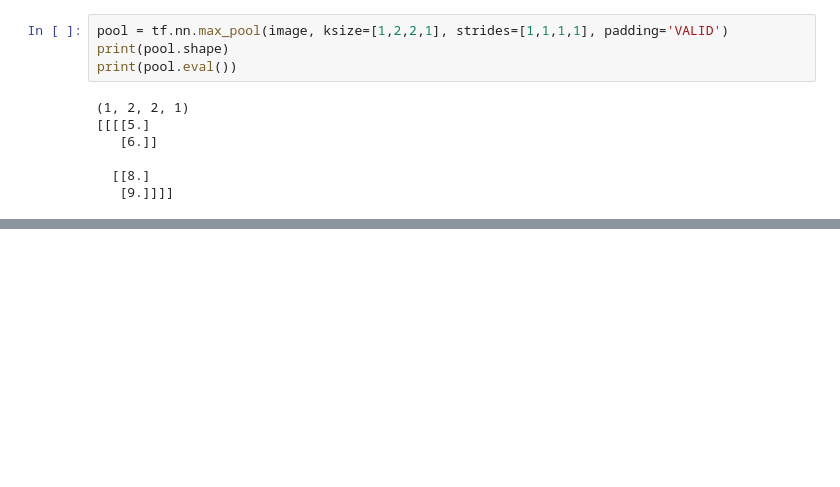
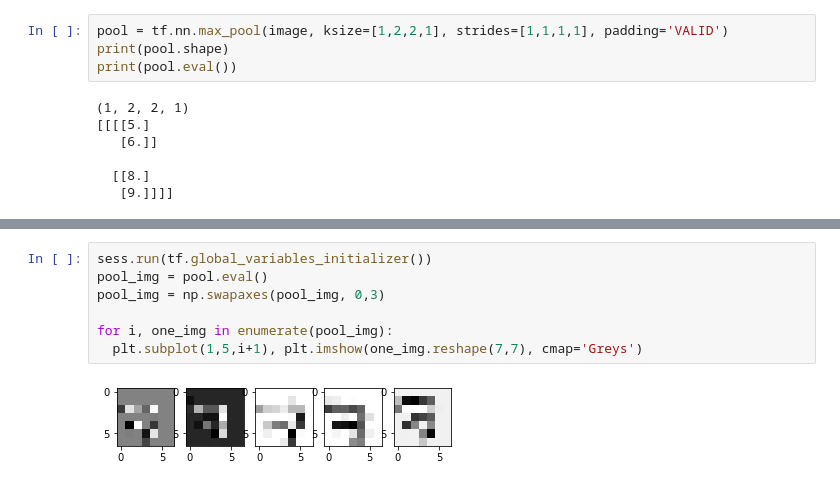
Before and after one commit to Godkimchiy/Long-and-short-of-it, a Jupyter notebook: intern0205.ipynb, the cells around one changed output, grey strips where cells are left out. Drawn from its saved outputs; the diff is of its cells as text; blank space fills up the shorter version.

```diff
--- a/intern0205.ipynb
+++ b/intern0205.ipynb
@@ -121,0 +168,9 @@ print(pool.eval())
+# %%
+sess.run(tf.global_variables_initializer())
+pool_img = pool.eval()
+pool_img = np.swapaxes(pool_img, 0,3)
+
+for i, one_img in enumerate(pool_img):
+  plt.subplot(1,5,i+1), plt.imshow(one_img.reshape(7,7), cmap='Greys')
+# %% [output]
+[figure, added]
```
Also changed, not shown: parts of 10 cells of this notebook.
